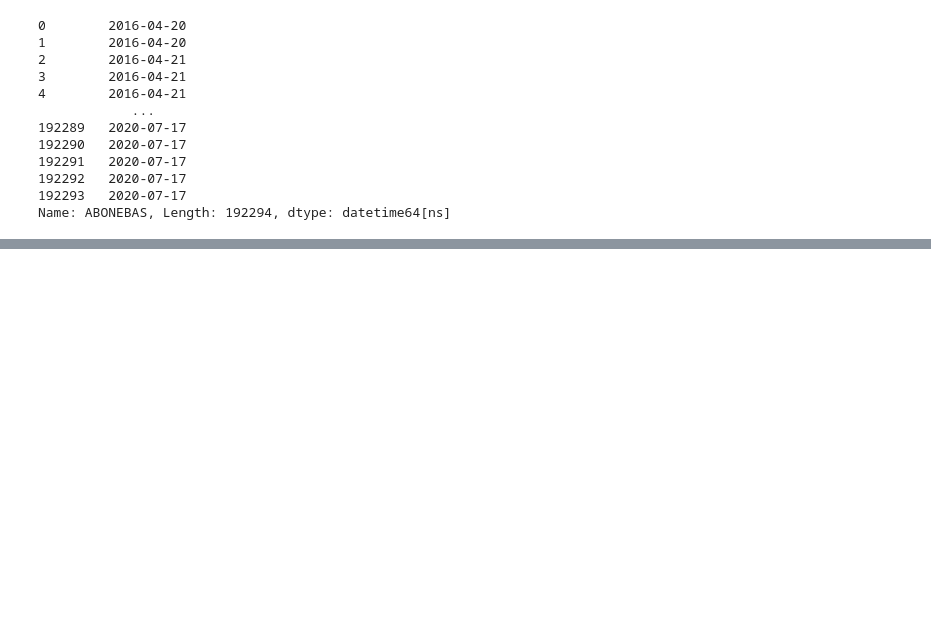
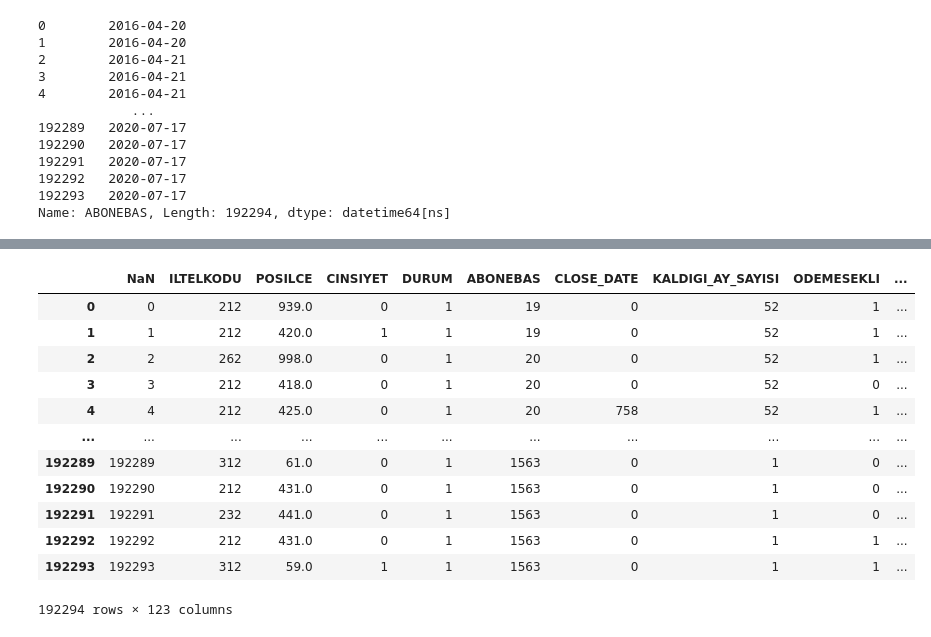
Before and after one commit to efekhrman/EHB334E_Churn_Dataset, a Jupyter notebook: EHB334E_Churn_Dataset.ipynb, the cells around one changed output, grey strips where cells are left out. Drawn from its saved outputs; the diff is of its cells as text; code cells hidden in the pictures; blank space fills up the shorter version.

```diff
--- a/EHB334E_Churn_Dataset.ipynb
+++ b/EHB334E_Churn_Dataset.ipynb
@@ -289,2 +345,21 @@ TypeError: cannot astype a datetimelike from [datetime64[ns]] to [int32]
+# %%
+from sklearn.preprocessing import LabelEncoder
+labelEncoder = LabelEncoder()
+churn_dataset_v6.iloc[:,5:] = churn_dataset_v6.iloc[:,5:].apply(LabelEncoder().fit_transform)
+churn_dataset_v6
+# %% [output]
+|  | NaN | ILTELKODU | POSILCE | CINSIYET | DURUM | ABONEBAS | CLOSE_DATE | KALDIGI_AY_SAYISI | ODEMESEKLI | ... |
+| 0 | 0 | 212 | 939.0 | 0 | 1 | 19 | 0 | 52 | 1 | ... |
+| 1 | 1 | 212 | 420.0 | 1 | 1 | 19 | 0 | 52 | 1 | ... |
+| 2 | 2 | 262 | 998.0 | 0 | 1 | 20 | 0 | 52 | 1 | ... |
+| 3 | 3 | 212 | 418.0 | 0 | 1 | 20 | 0 | 52 | 0 | ... |
+| 4 | 4 | 212 | 425.0 | 0 | 1 | 20 | 758 | 52 | 1 | ... |
+| ... | ... | ... | ... | ... | ... | ... | ... | ... | ... | ... |
+| 192289 | 192289 | 312 | 61.0 | 0 | 1 | 1563 | 0 | 1 | 0 | ... |
+| 192290 | 192290 | 212 | 431.0 | 0 | 1 | 1563 | 0 | 1 | 0 | ... |
+| 192291 | 192291 | 232 | 441.0 | 0 | 1 | 1563 | 0 | 1 | 0 | ... |
+| 192292 | 192292 | 212 | 431.0 | 0 | 1 | 1563 | 0 | 1 | 1 | ... |
+| 192293 | 192293 | 312 | 59.0 | 1 | 1 | 1563 | 0 | 1 | 1 | ... |
+192294 rows × 123 columns
 # %%
 from sklearn.impute import SimpleImputer
```
Also changed, not shown: parts of 7 cells of this notebook.
